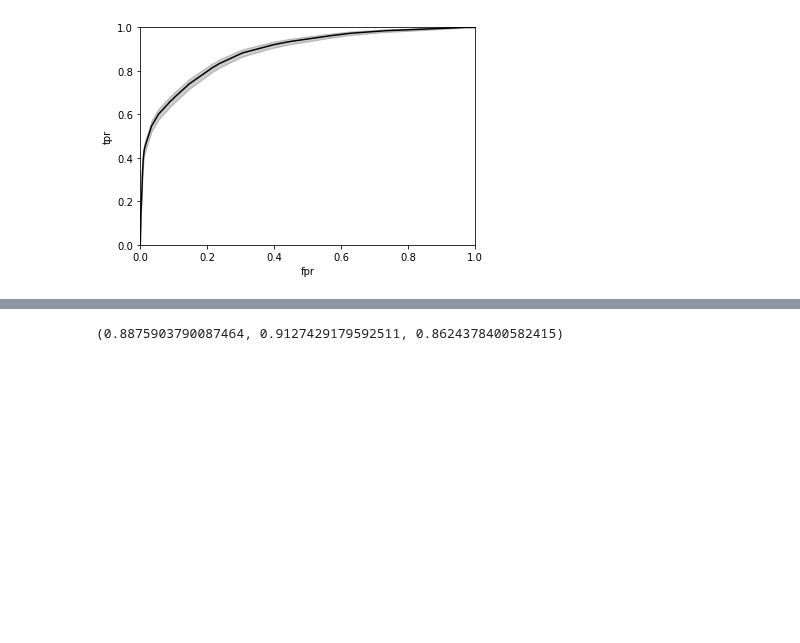
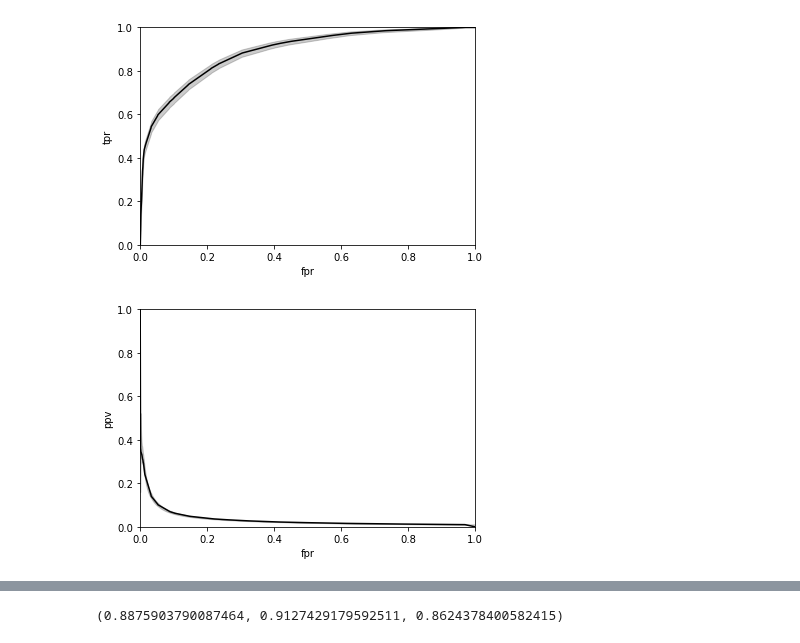
Before and after one commit to zeroknowledgediscovery/zedstat, a Jupyter notebook: examples/example1.ipynb, the cells around one changed output, grey strips where cells are left out. Cells and saved outputs as stored; diff of their text form; code cells hidden in the pictures; blank space fills up the shorter version.

```diff
--- a/examples/example1.ipynb
+++ b/examples/example1.ipynb
@@ -31,5 +31,14 @@ ax.set_ylim(0,1)
 ax.set_ylabel('tpr');
 # %% [output]
 [figure]
+# %%
+ax=plt.gca()
+ax=zt.get().ppv.plot(ax=ax,color='k')
+plt.fill_between(x=zt.get().index, y1=zt.df_lim['U'].ppv,y2=zt.df_lim['L'].ppv, color='k',alpha=.2)
+ax.set_xlim(0,1)
+ax.set_ylim(0,1)
+ax.set_ylabel('ppv');
+# %% [output]
+[figure, added]
 # %%
 ax=plt.gca()
```
Also changed, not shown: parts of 4 cells of this notebook, 8 other files.
